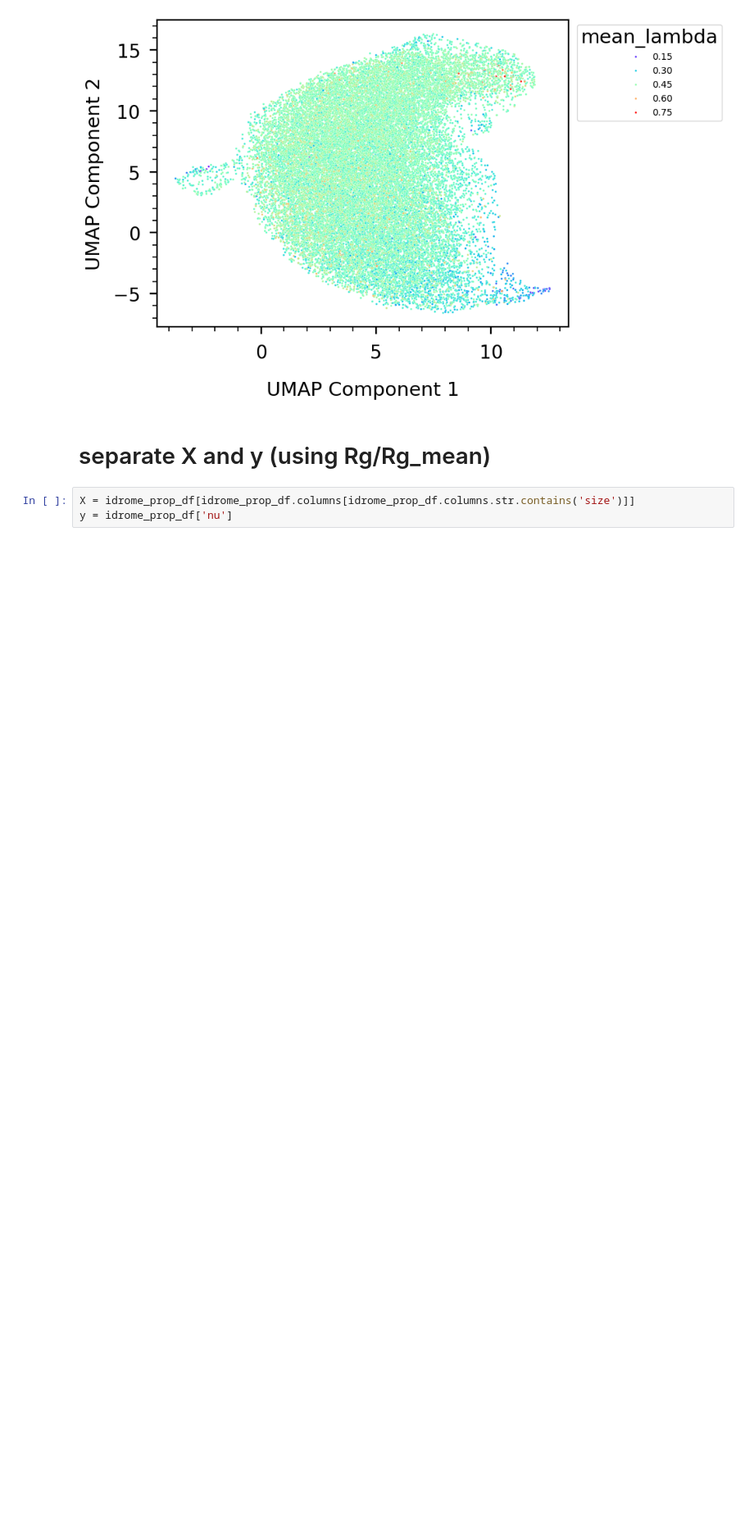
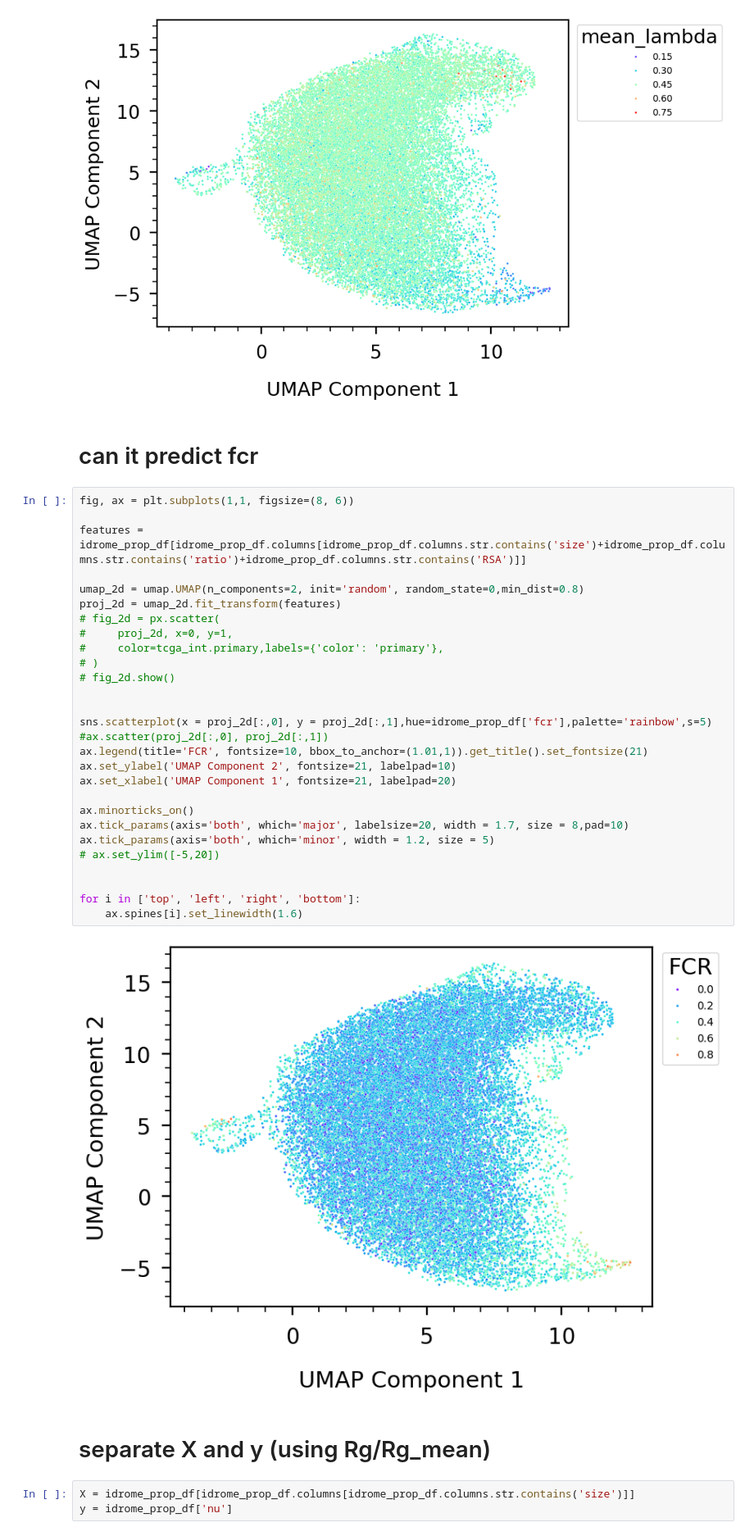
Before and after one commit to hshadman/larsen_paper_IDR_properties, a Jupyter notebook: IDROME-feature_importance_Rs_RSA_size_ML_v6.ipynb, the cells around one changed output. Shown at 82% size. Saved outputs shown, nothing was run; the diff lists cells and outputs as text; blank space fills up the shorter version.

```diff
--- a/IDROME-feature_importance_Rs_RSA_size_ML_v6.ipynb
+++ b/IDROME-feature_importance_Rs_RSA_size_ML_v6.ipynb
@@ -285,6 +285,38 @@ for i in ['top', 'left', 'right', 'bottom']:
     ax.spines[i].set_linewidth(1.6)
 # %% [output]
 [figure]
+# %% [markdown]
+# can it predict fcr
+# %%
+fig, ax = plt.subplots(1,1, figsize=(8, 6))
+
+features = idrome_prop_df[idrome_prop_df.columns[idrome_prop_df.columns.str.contains('size')+idrome_prop_df.columns.str.contains('ratio')+idrome_prop_df.columns.str.contains('RSA')]]
+
+umap_2d = umap.UMAP(n_components=2, init='random', random_state=0,min_dist=0.8)
+proj_2d = umap_2d.fit_transform(features)
+# fig_2d = px.scatter(
+#     proj_2d, x=0, y=1,
+#     color=tcga_int.primary,labels={'color': 'primary'},
+# )
+# fig_2d.show()
+
+
+sns.scatterplot(x = proj_2d[:,0], y = proj_2d[:,1],hue=idrome_prop_df['fcr'],palette='rainbow',s=5)
+#ax.scatter(proj_2d[:,0], proj_2d[:,1])
+ax.legend(title='FCR', fontsize=10, bbox_to_anchor=(1.01,1)).get_title().set_fontsize(21)
+ax.set_ylabel('UMAP Component 2', fontsize=21, labelpad=10)
+ax.set_xlabel('UMAP Component 1', fontsize=21, labelpad=20)
+
+ax.minorticks_on()
+ax.tick_params(axis='both', which='major', labelsize=20, width = 1.7, size = 8,pad=10)
+ax.tick_params(axis='both', which='minor', width = 1.2, size = 5)
+# ax.set_ylim([-5,20])
+
+
+for i in ['top', 'left', 'right', 'bottom']:
+    ax.spines[i].set_linewidth(1.6)
+# %% [output]
+[figure, added]
 # %% [markdown]
 # separate X and y (using Rg/Rg_mean)
 # %%
```
Also changed, not shown: 1 other file.
